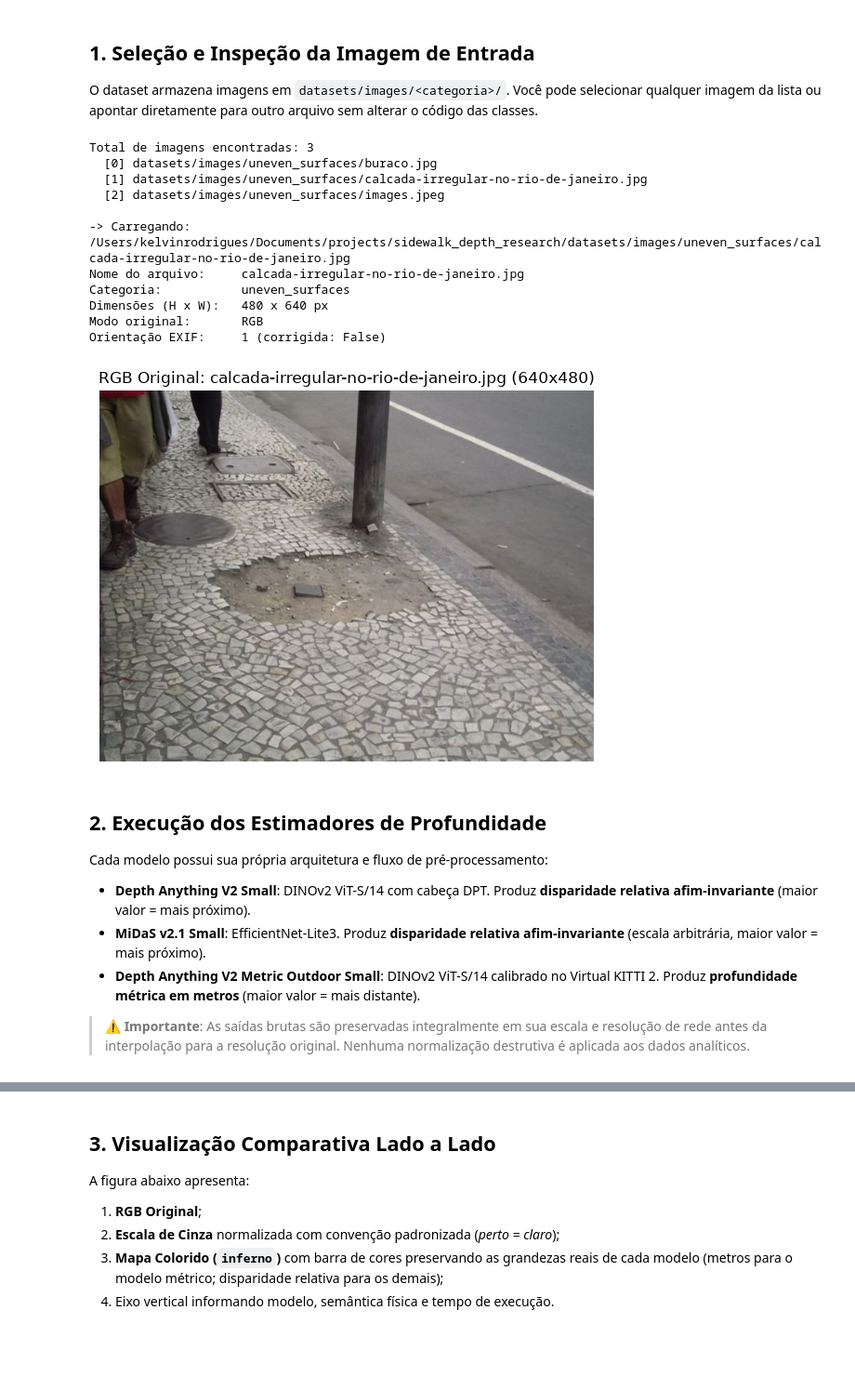
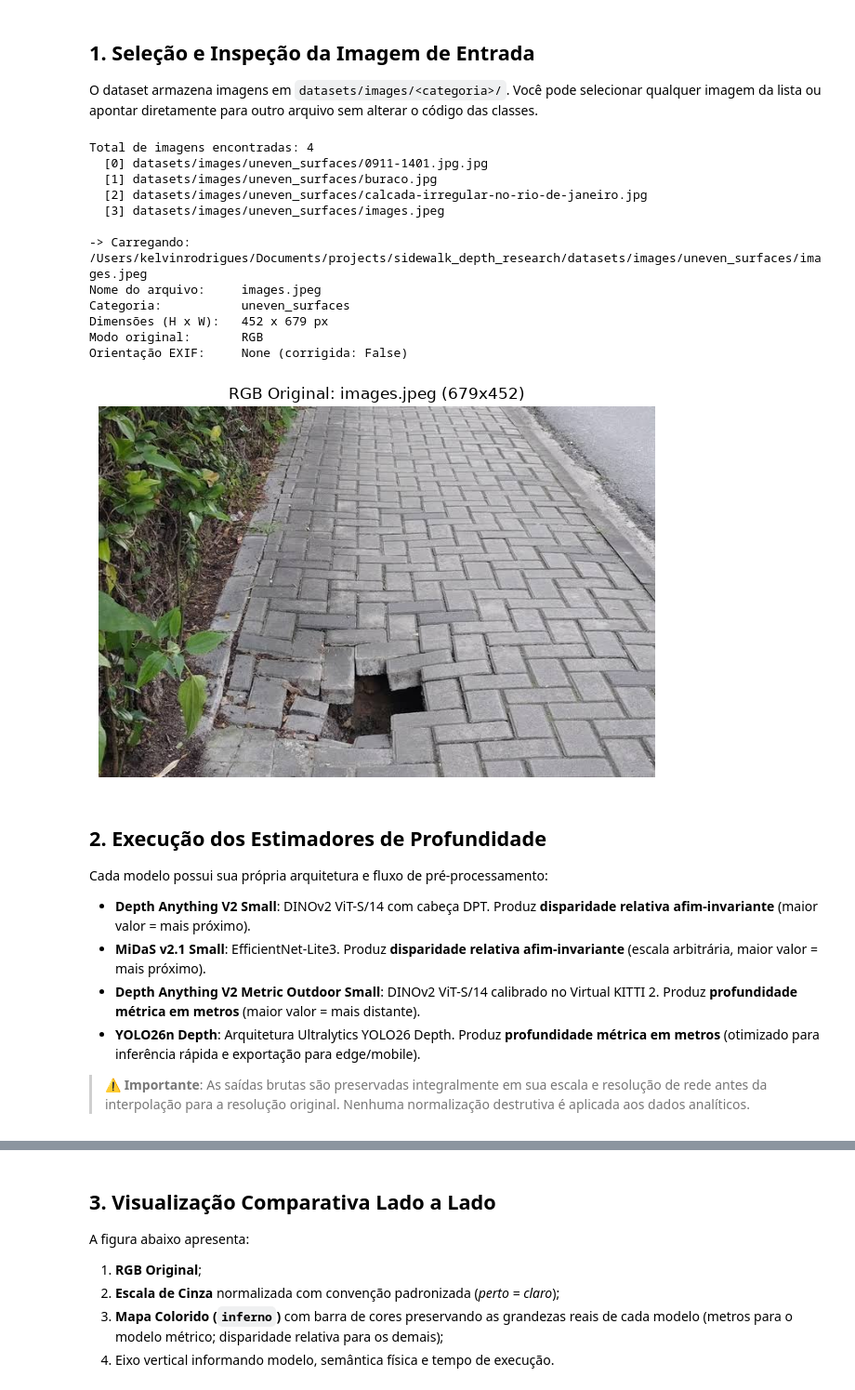
Before and after one commit to KelvinLR/sidewalk_depth_research, a Jupyter notebook: notebooks/01_model_inference.ipynb, the cells around one changed output, grey strips where cells are left out. Shown at 93% size. Saved outputs shown, nothing was run; the diff lists cells and outputs as text; code cells hidden in the pictures; blank space fills up the shorter version.

```diff
--- a/notebooks/01_model_inference.ipynb
+++ b/notebooks/01_model_inference.ipynb
@@ -59,43 +60,44 @@ O dataset armazena imagens em `datasets/images/<categoria>/`. Você pode selecio
 # %%
 # Lista todas as imagens presentes em datasets/images/
 dataset_images = list_dataset_images()
 print(f"Total de imagens encontradas: {len(dataset_images)}")
 for idx, p in enumerate(dataset_images):
     print(f"  [{idx}] {p.relative_to(PROJECT_ROOT)}")
 
 # Escolha o índice da imagem desejada (ou altere o caminho diretamente abaixo):
-IMAGE_INDEX = 0
-SELECTED_IMAGE_PATH = dataset_images[IMAGE_INDEX] if dataset_images else "datasets/images/uneven_surfaces/buraco.jpg"
+IMAGE_INDEX = 2 if len(dataset_images) > 1 else 0
+SELECTED_IMAGE_PATH = dataset_images[IMAGE_INDEX] if dataset_images else "datasets/images/uneven_surfaces/images.jpeg"
 
 print(f"\n-> Carregando: {SELECTED_IMAGE_PATH}")
 image = load_rgb_image(SELECTED_IMAGE_PATH)
 
 print(f"Nome do arquivo:     {image.name}")
 print(f"Categoria:           {image.category or 'avulsa'}")
 print(f"Dimensões (H x W):   {image.size_hw[0]} x {image.size_hw[1]} px")
 print(f"Modo original:       {image.original_mode}")
 print(f"Orientação EXIF:     {image.exif_orientation} (corrigida: {image.orientation_applied})")
 
 # Visualização da imagem original
 plt.figure(figsize=(7, 4.5))
 plt.imshow(image.rgb)
 plt.title(f"RGB Original: {image.name} ({image.size_hw[1]}x{image.size_hw[0]})")
 plt.axis("off")
 plt.tight_layout()
 plt.show()
 # %% [output]
-Total de imagens encontradas: 3
-  [0] datasets/images/uneven_surfaces/buraco.jpg
-  [1] datasets/images/uneven_surfaces/calcada-irregular-no-rio-de-janeiro.jpg
-  [2] datasets/images/uneven_surfaces/images.jpeg
+Total de imagens encontradas: 4
+  [0] datasets/images/uneven_surfaces/0911-1401.jpg.jpg
+  [1] datasets/images/uneven_surfaces/buraco.jpg
+  [2] datasets/images/uneven_surfaces/calcada-irregular-no-rio-de-janeiro.jpg
+  [3] datasets/images/uneven_surfaces/images.jpeg
 
--> Carregando: /Users/kelvinrodrigues/Documents/projects/sidewalk_depth_research/datasets/images/uneven_surfaces/calcada-irregular-no-rio-de-janeiro.jpg
-Nome do arquivo:     calcada-irregular-no-rio-de-janeiro.jpg
+-> Carregando: /Users/kelvinrodrigues/Documents/projects/sidewalk_depth_research/datasets/images/uneven_surfaces/images.jpeg
+Nome do arquivo:     images.jpeg
 Categoria:           uneven_surfaces
-Dimensões (H x W):   480 x 640 px
+Dimensões (H x W):   452 x 679 px
 Modo original:       RGB
-Orientação EXIF:     1 (corrigida: False)
+Orientação EXIF:     None (corrigida: False)
-[figure, old version]
+[figure, new version]
 # %% [markdown]
 ## 2. Execução dos Estimadores de Profundidade
 
@@ -103,6 +105,7 @@ Cada modelo possui sua própria arquitetura e fluxo de pré-processamento:
 - **Depth Anything V2 Small**: DINOv2 ViT-S/14 com cabeça DPT. Produz **disparidade relativa afim-invariante** (maior valor = mais próximo).
 - **MiDaS v2.1 Small**: EfficientNet-Lite3. Produz **disparidade relativa afim-invariante** (escala arbitrária, maior valor = mais próximo).
 - **Depth Anything V2 Metric Outdoor Small**: DINOv2 ViT-S/14 calibrado no Virtual KITTI 2. Produz **profundidade métrica em metros** (maior valor = mais distante).
+- **YOLO26n Depth**: Arquitetura Ultralytics YOLO26 Depth. Produz **profundidade métrica em metros** (otimizado para inferência rápida e exportação para edge/mobile).
 
 > ⚠️ **Importante**: As saídas brutas são preservadas integralmente em sua escala e resolução de rede antes da interpolação para a resolução original. Nenhuma normalização destrutiva é aplicada aos dados analíticos.
 # %%
```
Also changed, not shown: parts of 6 cells of this notebook, 20 other files.
